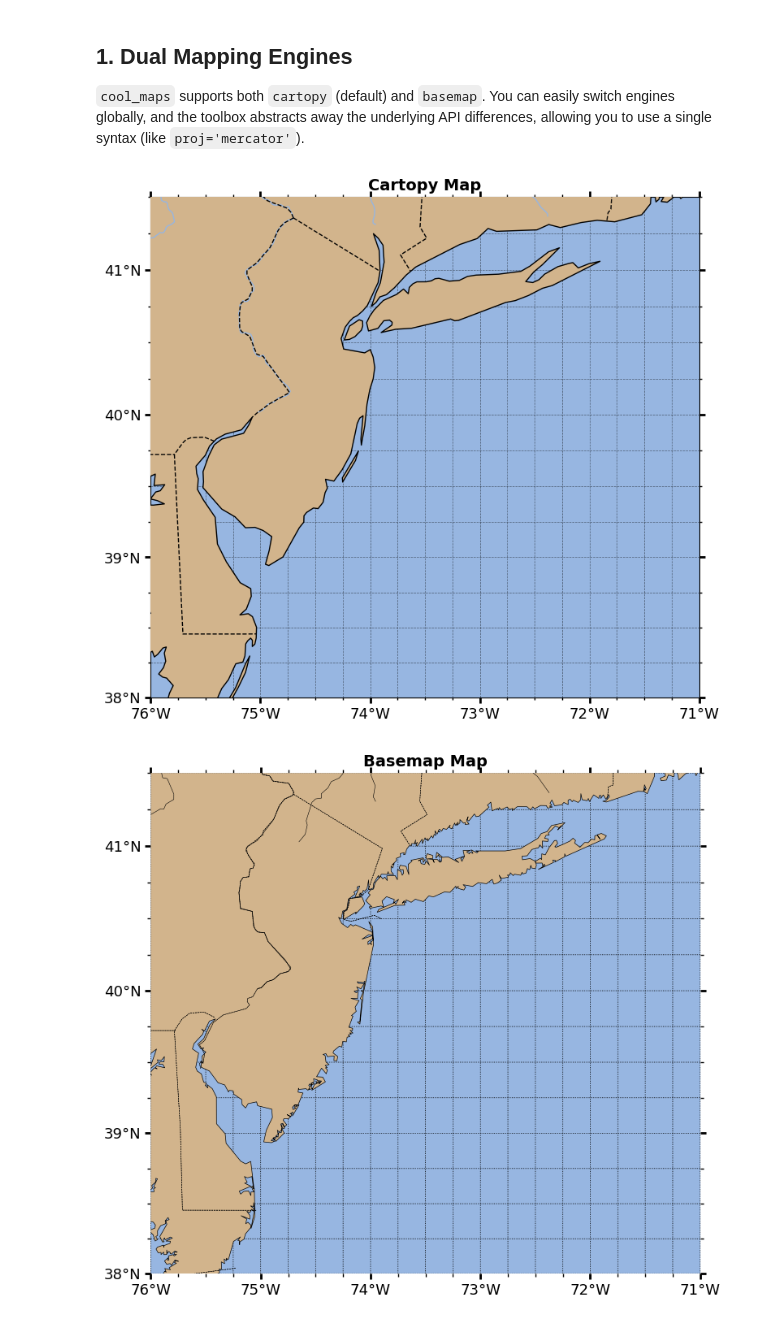
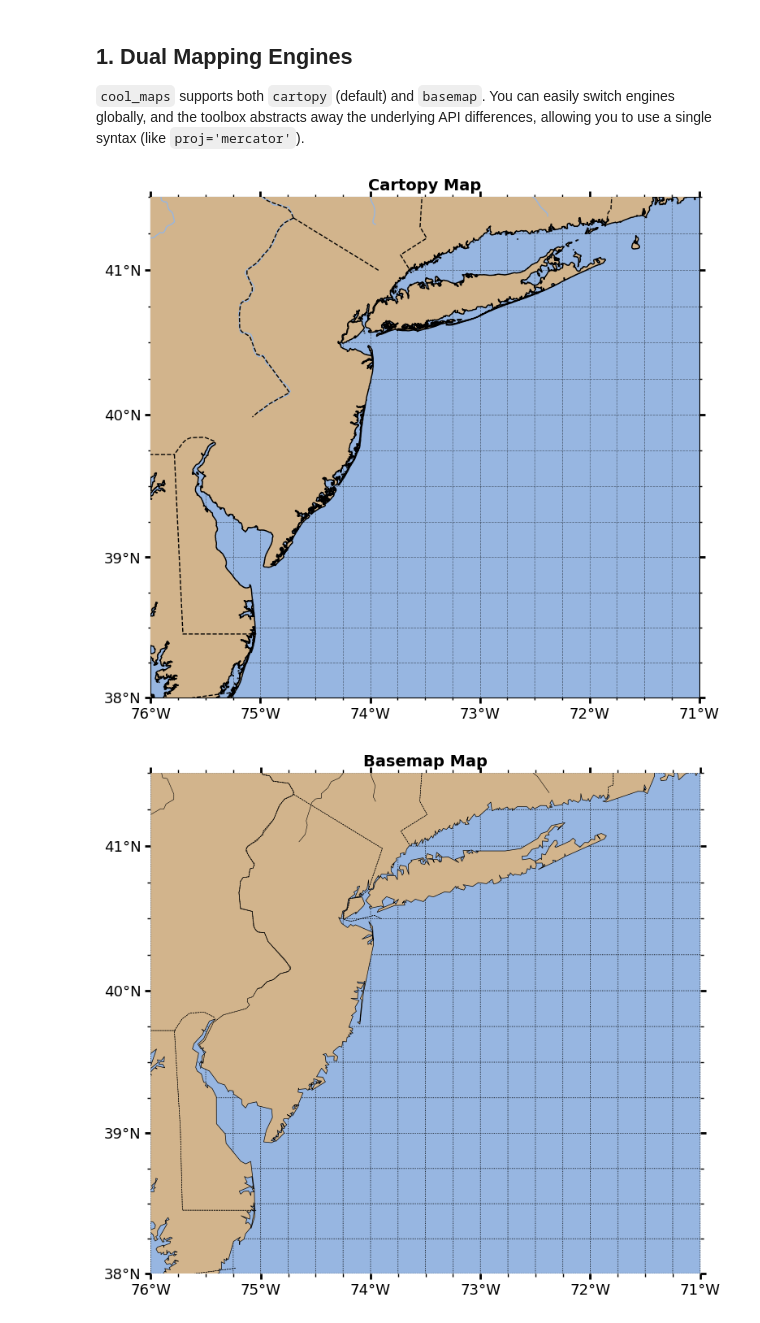
Before and after one commit to rucool/cool_maps, a Jupyter notebook: notebooks/features_demo.ipynb, the cells around one changed output. Drawn from its saved outputs; the diff is of its cells as text; code cells hidden in the pictures.

```diff
--- a/notebooks/features_demo.ipynb
+++ b/notebooks/features_demo.ipynb
@@ -17,20 +17,21 @@ ticks = np.arange(-76)
 # %%
 # Cartopy Map (Default Engine)
 cplt.set_engine('cartopy')
 
 fig, ax = cplt.create(
     extent,
     proj='mercator',
-    coast='mid',
+    coast='full',
     title='Cartopy Map',
     gridlines=True,
-    ticks=True
+    ticks=True,
+    whole_degree_majors=True
 )
 
 
 plt.show()
 # %% [output]
-[figure, old version]
+[figure, new version]
 # %%
 # Basemap Map
 cplt.set_engine('basemap')
```
Also changed, not shown: parts of 1 cell of this notebook, 9 other files.
